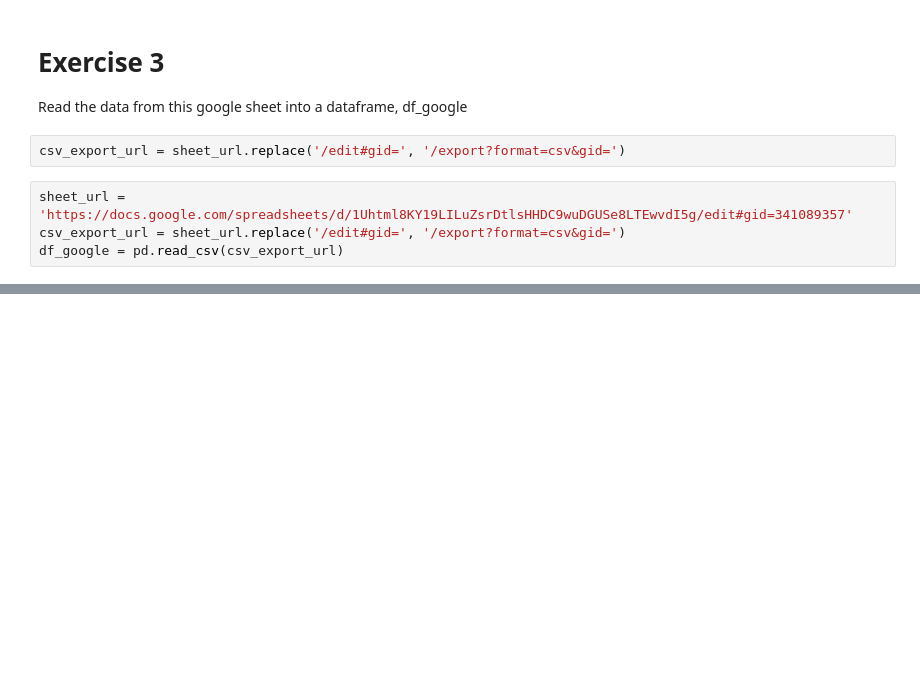
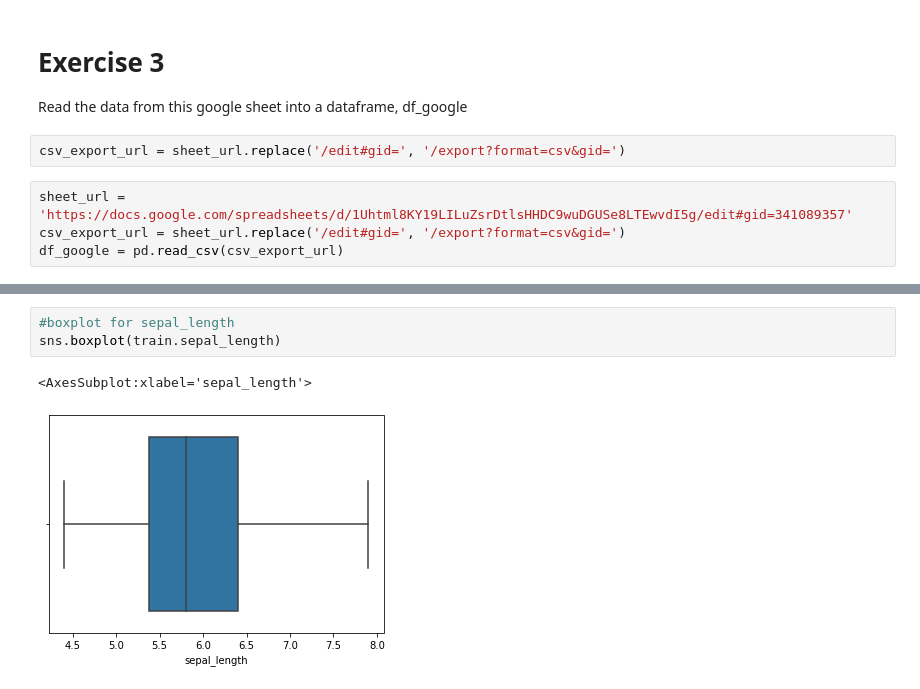
Before and after one commit to katherinesalazar/classification-exercises, a Jupyter notebook: classification_exercises.ipynb, the cells around one changed output, grey strips where cells are left out. Saved outputs shown, nothing was run; the diff lists cells and outputs as text; blank space fills up the shorter version.

```diff
--- a/classification_exercises.ipynb
+++ b/classification_exercises.ipynb
@@ -410,0 +358,6 @@ Embarked has 3 unique values.
+# %%
+#boxplot for sepal_length
+sns.boxplot(train.sepal_length)
+# %% [output]
+<AxesSubplot:xlabel='sepal_length'>
+[figure, added]
```
Also changed, not shown: parts of 115 cells of this notebook.
